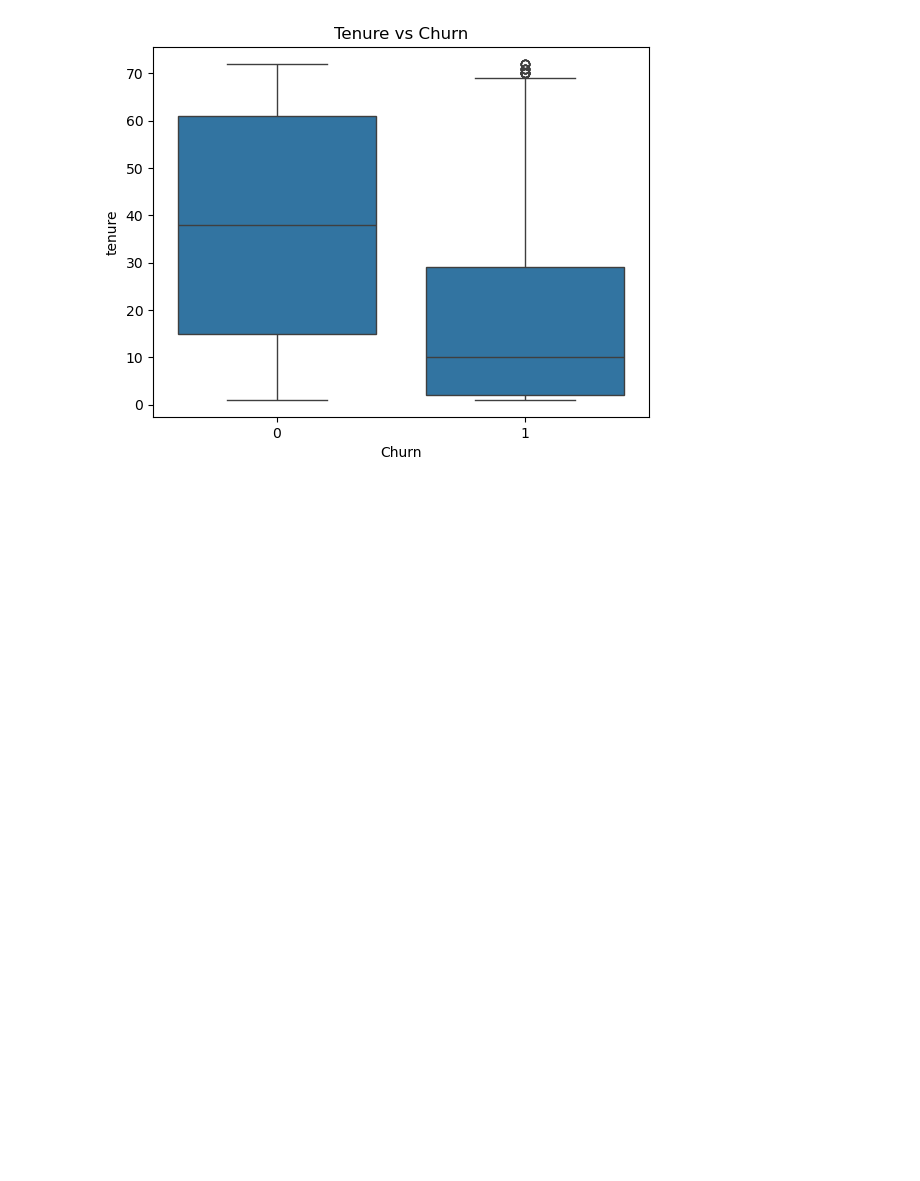
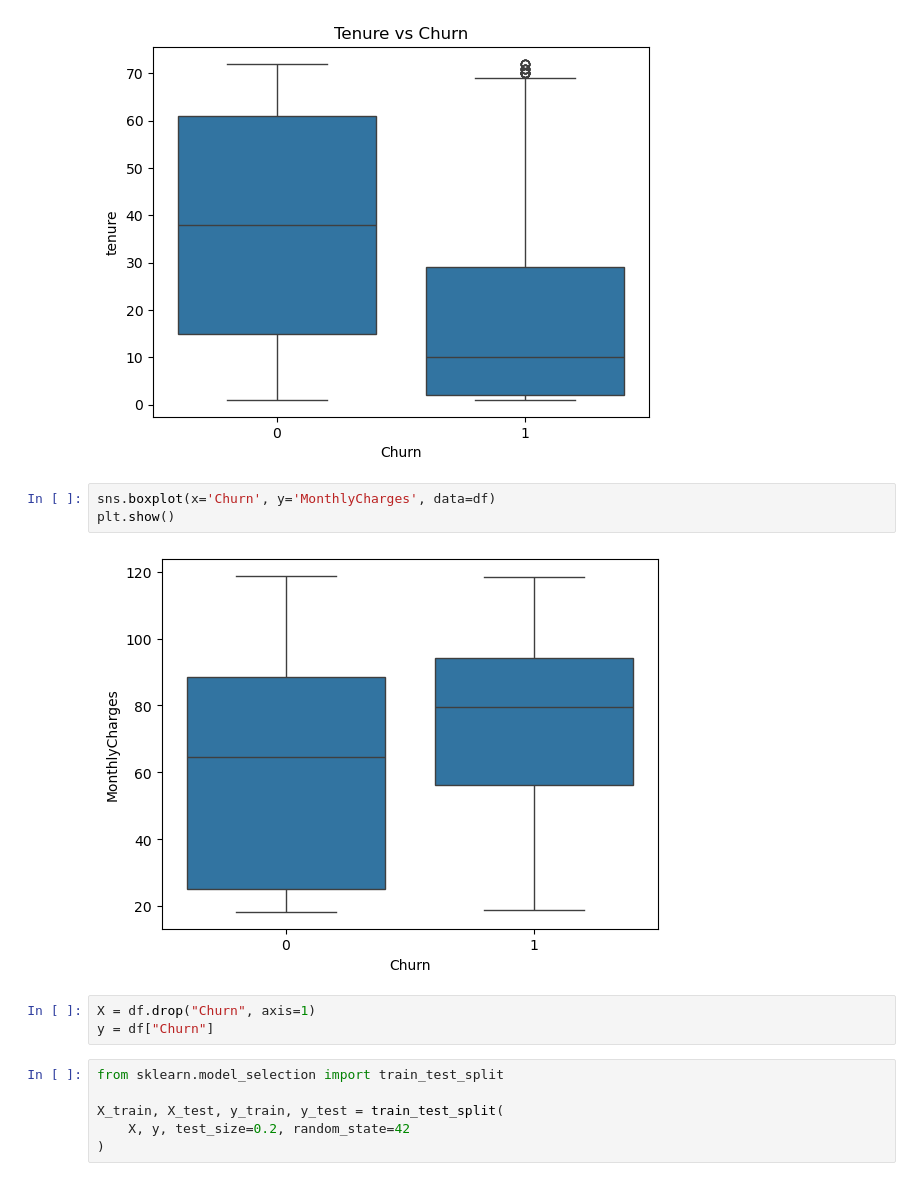
Before and after one commit to kavi20002/ML-Customer-Churn-Analysis, a Jupyter notebook: notebooks/Customer_Churn_Analysis.ipynb, the cells around one changed output. Cells and saved outputs as stored; diff of their text form; blank space fills up the shorter version.

```diff
--- a/notebooks/Customer_Churn_Analysis.ipynb
+++ b/notebooks/Customer_Churn_Analysis.ipynb
@@ -124,3 +124,17 @@ plt.title("Tenure vs Churn")
 plt.show()
 # %% [output]
 [figure]
+# %%
+sns.boxplot(x='Churn', y='MonthlyCharges', data=df)
+plt.show()
+# %% [output]
+[figure, added]
+# %%
+X = df.drop("Churn", axis=1)
+y = df["Churn"]
+# %%
+from sklearn.model_selection import train_test_split
+
+X_train, X_test, y_train, y_test = train_test_split(
+    X, y, test_size=0.2, random_state=42
+)
```
Also changed, not shown: parts of 6 cells of this notebook.
